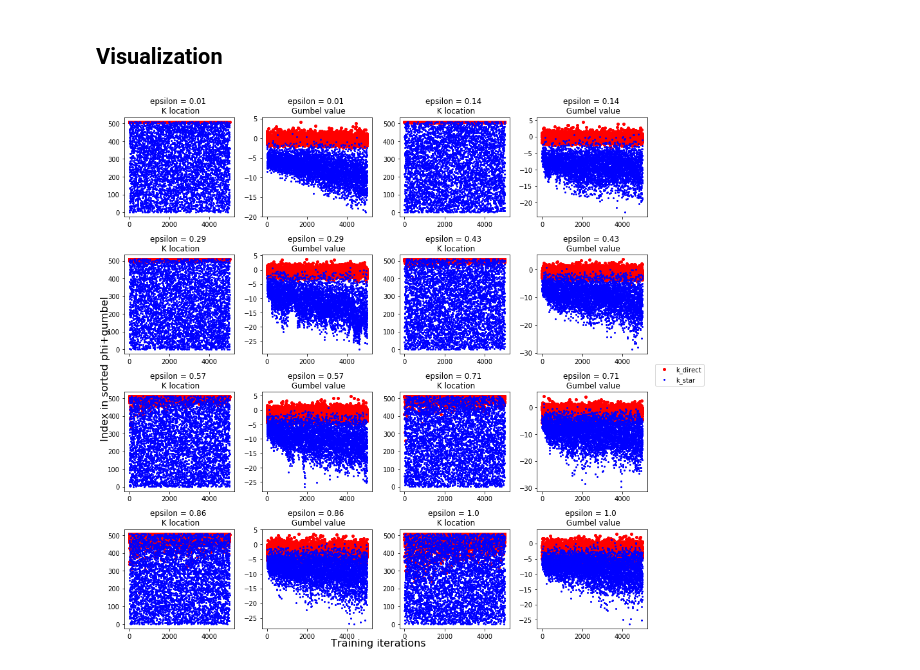
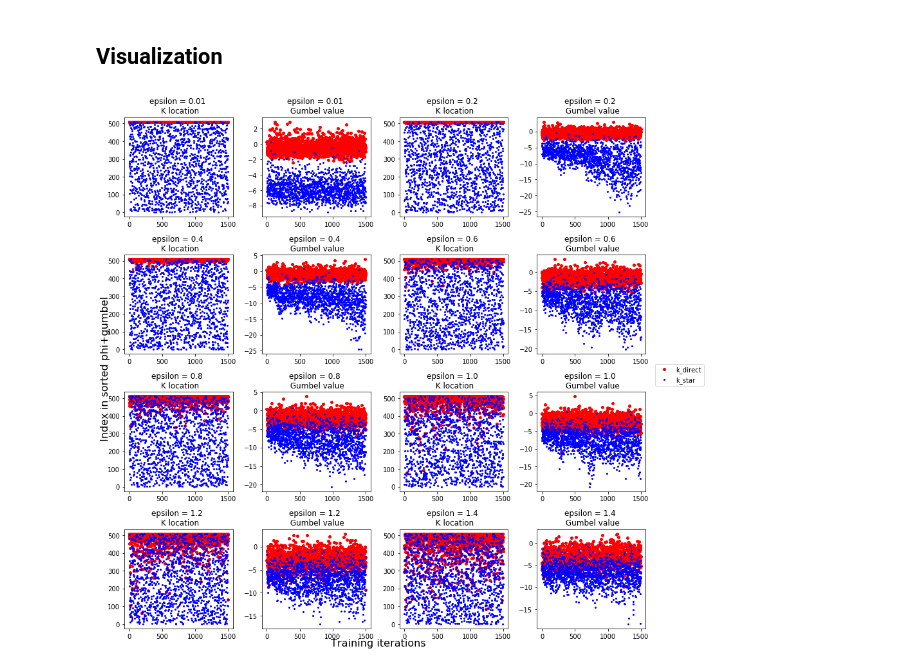
Before and after one commit to GuyLor/Direct-Policy-Gradients, a Jupyter notebook: deep_sea_treasure.ipynb, the cells around one changed output. Drawn from its saved outputs; the diff is of its cells as text; code cells hidden in the pictures.

```diff
--- a/deep_sea_treasure.ipynb
+++ b/deep_sea_treasure.ipynb
@@ -515,44 +515,51 @@ def test(policy_model, num_episodes=500,epsilon=1.0):
 # %%
 fig = plt.figure(figsize=(12, 12))
 splots = 0
 def visualize_k_direct_k_star(k_direct_star_list):
     global splots
     k_tuples,gumbel_tuples = zip(*k_direct_star_list)
     k_direct_list,k_star_list = zip(*k_tuples)
     gumbel_direct_list,gumbel_star_list = zip(*gumbel_tuples)
 
     ax = fig.add_subplot(4,4,splots)
     ax.plot(k_direct_list,'ro',markersize=4)
     ax.plot(k_star_list,'bo',markersize=2)
     ax.title.set_text('epsilon = '+str(eps) +' \n K location')
     splots += 1
     ax = fig.add_subplot(4,4,splots)
     ax.plot(gumbel_direct_list,'ro',markersize=4)
     ax.plot(gumbel_star_list,'bo',markersize=2)
     ax.title.set_text('epsilon = '+str(eps) +' \n Gumbel value')
 
-epsilons = np.around(np.linspace(0,1.0,8), decimals=2)
+epsilons = np.around(np.linspace(0,1.4,8), decimals=2)
 epsilons[0]=0.01
 #epsilons = [0.05, 0.1,0.2,0.4,0.8,1.6,3.2,6.4]
-policies=[]
-seed = 5
-for eps in epsilons:
-    np.random.seed(seed)
-    policy = Policy()
-    policy,num_success,rewards,k_direct_star = train_policy_model(policy,num_episodes=5000,epsilon=eps)
-    num_success,rewards = test(policy,num_episodes=1000,epsilon=eps)
-    splots += 1
-    visualize_k_direct_k_star(k_direct_star)
-    suc_ratio = float(num_success)/1000
-    policies.append((eps,suc_ratio,policy))
+
+meta_policies=[]
+seed = 0
+trials=10
+for trial in range(trials):
+    policies=[]
+    for eps in epsilons:
+        np.random.seed(seed)
+        policy = Policy()
+        policy,num_success,rewards,k_direct_star = train_policy_model(policy,num_episodes=1500,epsilon=eps)
+        num_success,rewards = test(policy,num_episodes=1000,epsilon=eps)
+        if trial==trials-1:
+            splots += 1
+            visualize_k_direct_k_star(k_direct_star)
+        suc_ratio = float(num_success)/1000
+        policies.append((eps,suc_ratio,policy))
+    seed+=1
+    meta_policies.append(policies)
 
 fig.legend(['k_direct','k_star'],loc='center left', bbox_to_anchor=(1, 0.5))
 fig.text(0.5, 0, 'Training iterations', ha='center',fontsize=16)
 fig.text(0, 0.5, 'Index in sorted phi+gumbel', va='center', rotation='vertical',fontsize=16)
 fig.tight_layout()
 fig.show()
 # %% [output]
-[figure, old version]
+[figure, new version]
 # %%
 def fill_q_values(policy):
     q_values_pg = np.zeros((num_states, num_actions))
```
Also changed, not shown: parts of 4 cells of this notebook.
